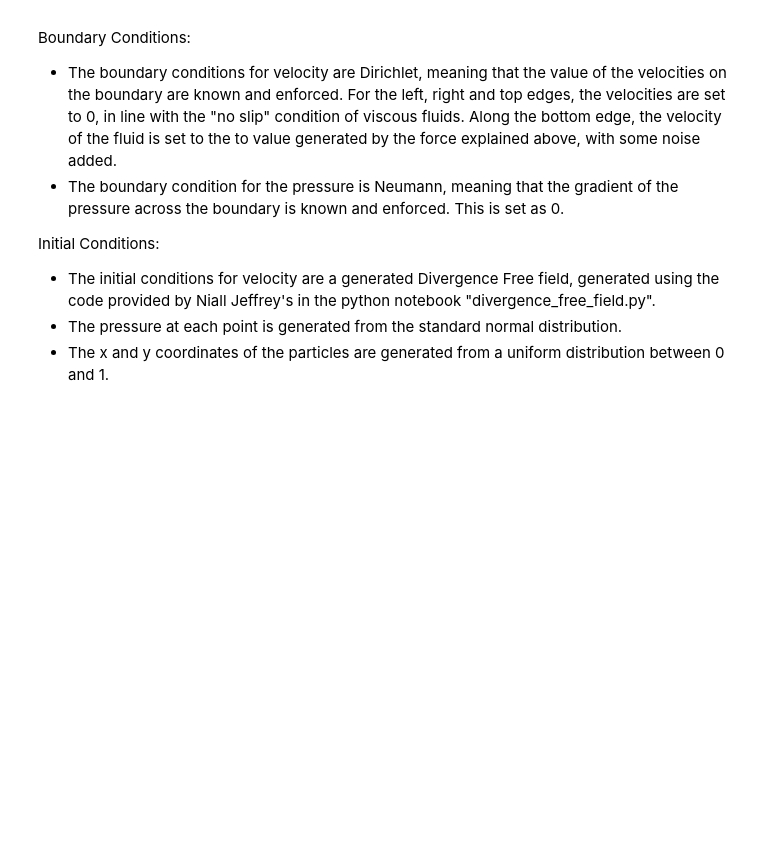
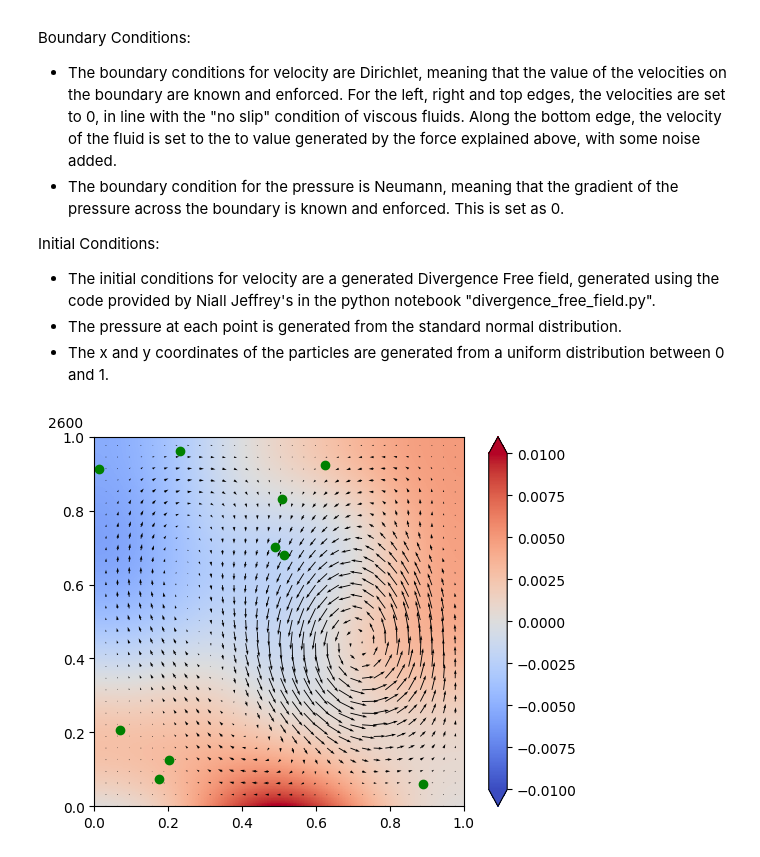
Before and after one commit to jakedorman64/Navier_Stokes, a Jupyter notebook: navier_stokes_simulator_example.ipynb, the cells around one changed output. Drawn from its saved outputs; the diff is of its cells as text; code cells hidden in the pictures; blank space fills up the shorter version.

```diff
--- a/navier_stokes_simulator_example.ipynb
+++ b/navier_stokes_simulator_example.ipynb
@@ -65,37 +65,40 @@ plt.show()
 # %%
 """Run training loop and save images."""
 
 for i in range(TIMESTEPS):
     # update the velocities and pressure.
     state = progress_timestep_with_particles(state)
 
     # If it is currently less that 100000 timesteps, increase the y velocity along the top edge. Once 100000 timesteps have been reached,
     # the velocity should stay around the same value but vary due to the noise.
-    if i == 1000:
+    #if i >= 1000:
         # Increase the velocity. The second added term is to add noise to the field.
-        state.heat_production = jnp.zeros_like(state.T).at[-1,:].set(0.5)
+
+    state = heating_fluctuations(state, min(0.1, i/10000), min(0.05, 0.05/1000))
 
 
     # Print the time and kinetic energy every 1000 timesteps, and save an image of the current state.
     if i % 100 == 0:
-        print(f"timestep: {i}, time: {i*dt}")
-        print(f"Kinetic Energy = {kinetic_energy(state.u, state.v)}")
+        print(f"timestep: {i}, time: {i* dt}")
+        print(f"Kinetic Energy = {kinetic_energy(state)}")
         plt.figure()
         plt.imshow(state.T, extent=(0, 1, 0, 1), cmap="coolwarm")
-        plt.clim(vmin=-0.2, vmax=0.2)
+        plt.clim(vmin=-0.01, vmax=0.01)
         plt.colorbar(extend='both')
         plt.figtext(0.15, 0.9, str(i), ha="right")
 
         Q = plt.quiver(X[::IMAGE_SCALAR, ::IMAGE_SCALAR], Y[::IMAGE_SCALAR, ::IMAGE_SCALAR], state.u[::IMAGE_SCALAR, ::IMAGE_SCALAR], state.v[::IMAGE_SCALAR, ::IMAGE_SCALAR])
         plt.scatter(state.x, state.y, color="g")
         plt.margins(x=0, y=0)
 
 
         plt.savefig(f'img_{int(i/100)}.png',
                   transparent = False,
                   facecolor = 'white'
                )
         plt.close()
+# %% [output]
+[figure, added]
 # %%
 """Make images into a gif."""
 frames = []
```
Also changed, not shown: parts of 3 cells of this notebook, 2 other files.
